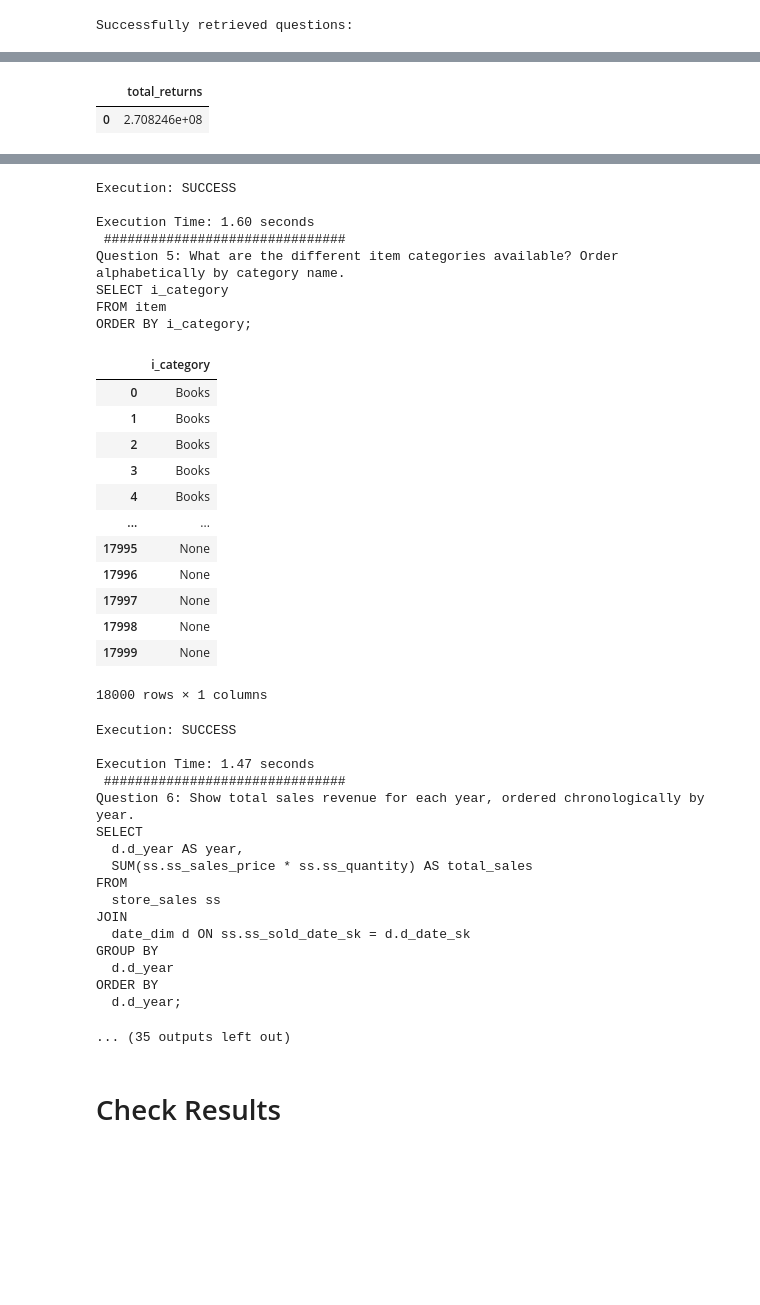
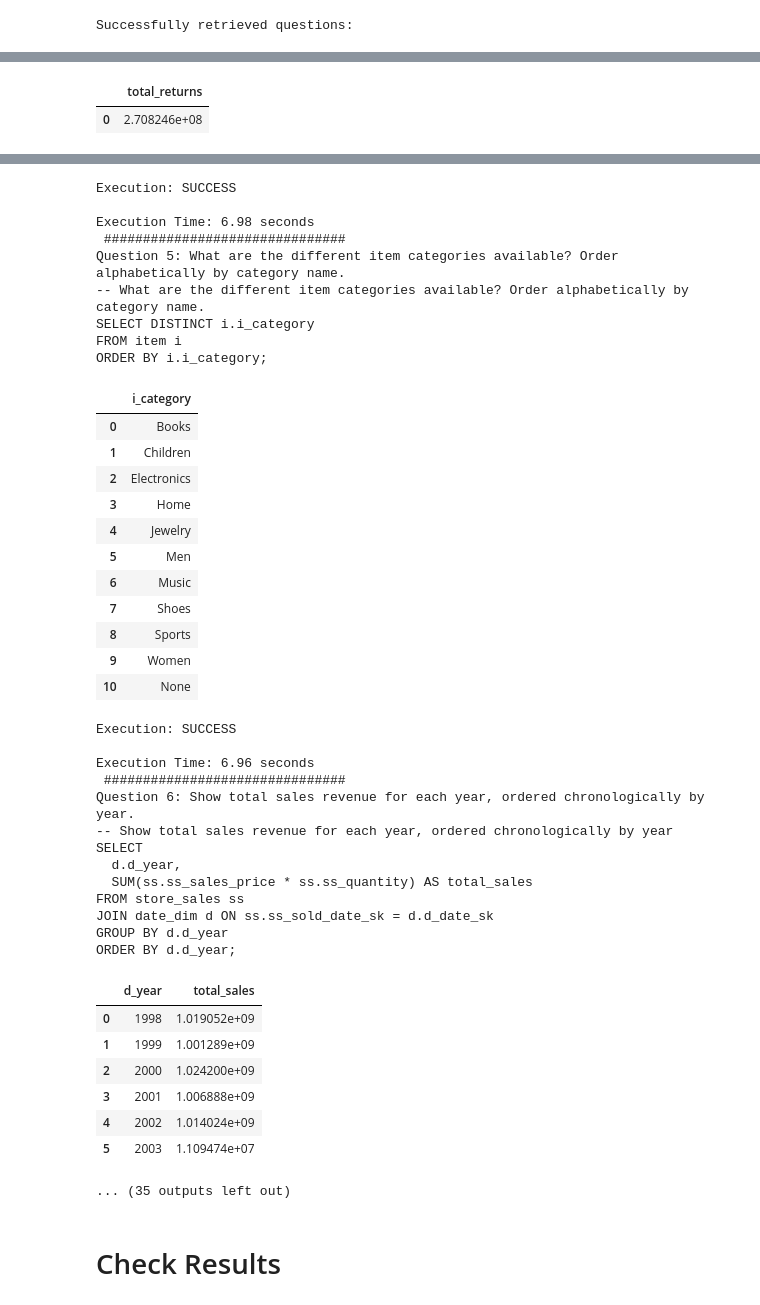
Before and after one commit to djouallah/semantic_sql_testing, a Jupyter notebook: SLM_SQL_test.ipynb, the cells around one changed output, grey strips where cells are left out. Drawn from its saved outputs; the diff is of its cells as text; code cells hidden in the pictures; blank space fills up the shorter version.

```diff
--- a/SLM_SQL_test.ipynb
+++ b/SLM_SQL_test.ipynb
@@ -346,6 +346,6 @@ ORDER BY d.d_year;
 ... (35 outputs left out)
 # %%
 %%time
-ask_question(questions,'qwen3:4b',"ollama")
+ask_question(questions,'qwen3:8b',"ollama")
 # %% [output]
 Question 1: What is the overall total sales revenue?
@@ -388,57 +394,61 @@ Question 4: List the names of all stores, order by store name.
 SELECT s.s_store_name
 FROM store s
 ORDER BY s.s_store_name;
 |  | s_store_name |
 | 0 | able |
 | 1 | able |
 | 2 | anti |
 | 3 | ation |
 | 4 | bar |
 | 5 | cally |
 | 6 | eing |
 | 7 | eing |
 | 8 | ese |
 | 9 | ought |
 | 10 | ought |
 | 11 | ought |
 Execution: SUCCESS
 
-Execution Time: 1.60 seconds
+Execution Time: 6.98 seconds
  ###############################
 Question 5: What are the different item categories available? Order alphabetically by category name.
-SELECT i_category
-FROM item
-ORDER BY i_category;
+-- What are the different item categories available? Order alphabetically by category name.
+SELECT DISTINCT i.i_category
+FROM item i
+ORDER BY i.i_category;
 |  | i_category |
 | 0 | Books |
-| 1 | Books |
-| 2 | Books |
-| 3 | Books |
-| 4 | Books |
-| ... | ... |
-| 17995 | None |
-| 17996 | None |
-| 17997 | None |
-| 17998 | None |
-| 17999 | None |
+| 1 | Children |
+| 2 | Electronics |
+| 3 | Home |
+| 4 | Jewelry |
+| 5 | Men |
+| 6 | Music |
+| 7 | Shoes |
+| 8 | Sports |
+| 9 | Women |
+| 10 | None |
-18000 rows × 1 columns
+Execution: SUCCESS
+
+Execution Time: 6.96 seconds
+ ###############################
+Question 6: Show total sales revenue for each year, ordered chronologically by year.
+-- Show total sales revenue for each year, ordered chronologically by year
+SELECT
+  d.d_year,
+  SUM(ss.ss_sales_price * ss.ss_quantity) AS total_sales
+FROM store_sales ss
+JOIN date_dim d ON ss.ss_sold_date_sk = d.d_date_sk
+GROUP BY d.d_year
+ORDER BY d.d_year;
+|  | d_year | total_sales |
+| 0 | 1998 | 1.019052e+09 |
+| 1 | 1999 | 1.001289e+09 |
+| 2 | 2000 | 1.024200e+09 |
+| 3 | 2001 | 1.006888e+09 |
+| 4 | 2002 | 1.014024e+09 |
+| 5 | 2003 | 1.109474e+07 |
-Execution: SUCCESS
-
-Execution Time: 1.47 seconds
- ###############################
-Question 6: Show total sales revenue for each year, ordered chronologically by year.
-SELECT
-  d.d_year AS year,
-  SUM(ss.ss_sales_price * ss.ss_quantity) AS total_sales
-FROM
-  store_sales ss
-JOIN
-  date_dim d ON ss.ss_sold_date_sk = d.d_date_sk
-GROUP BY
-  d.d_year
-ORDER BY
-  d.d_year;
+... (35 outputs left out)
-... (35 outputs left out)
 # %% [markdown]
 # Check Results
 # %%
```
Also changed, not shown: parts of 7 cells of this notebook.
